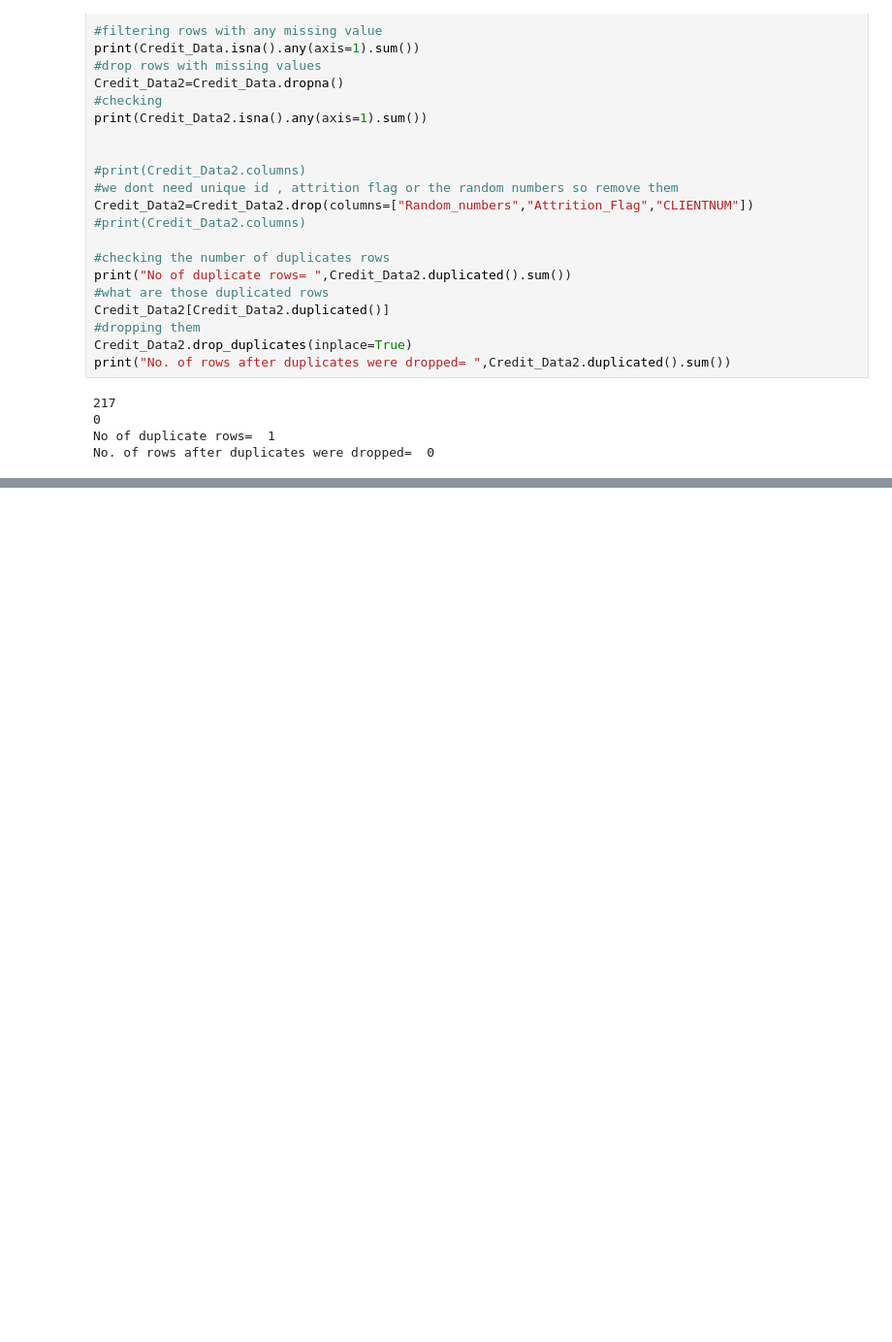
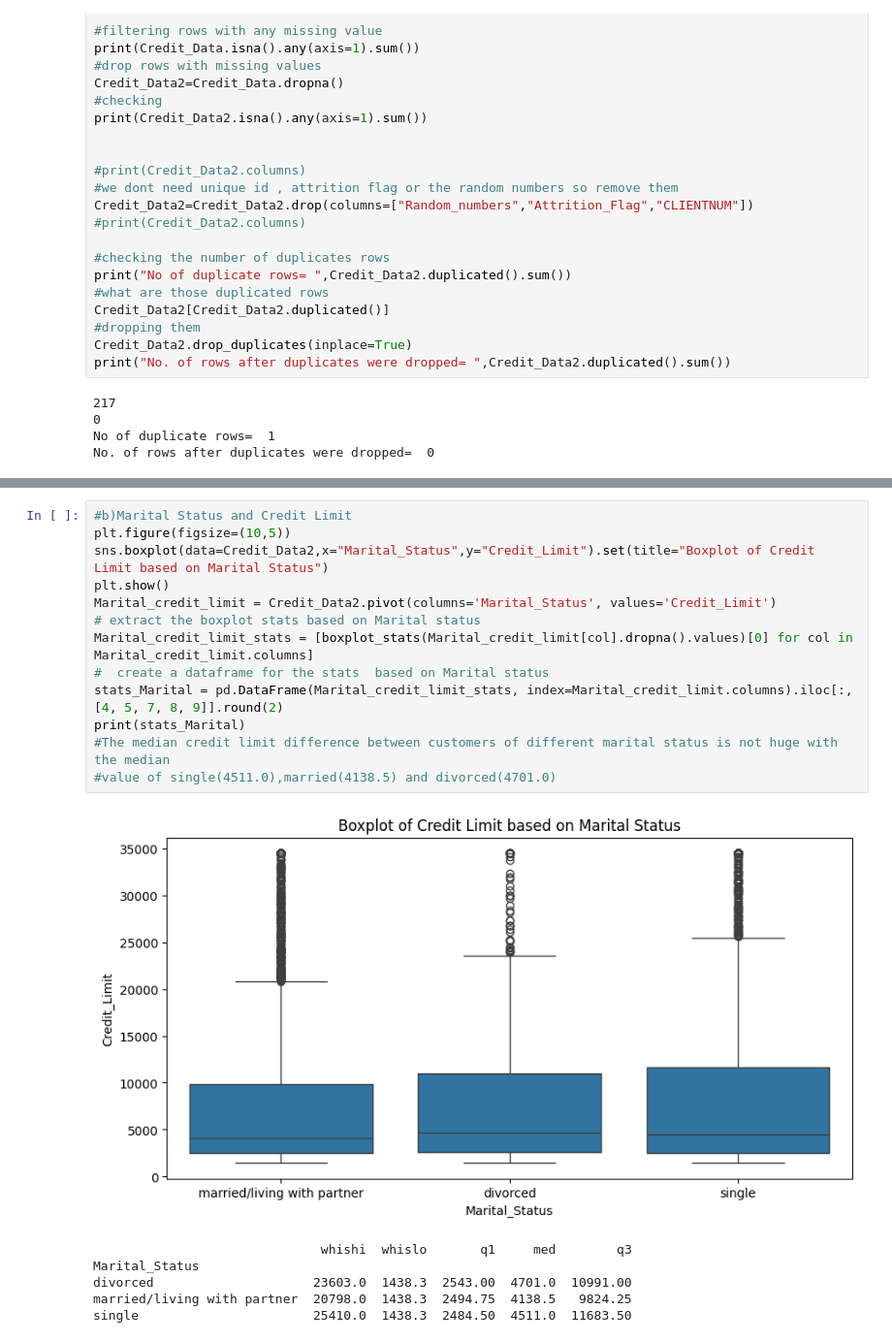
Before and after one commit to uplearni/CreditLimitReccomender, a Jupyter notebook: CreditLimitProject.ipynb, the cells around one changed output, grey strips where cells are left out. Shown at 97% size. Cells and saved outputs as stored; diff of their text form; blank space fills up the shorter version.

```diff
--- a/CreditLimitProject.ipynb
+++ b/CreditLimitProject.ipynb
@@ -197,0 +276,20 @@ Name: Customer_Age, dtype: float64
+# %%
+#b)Marital Status and Credit Limit
+plt.figure(figsize=(10,5))
+sns.boxplot(data=Credit_Data2,x="Marital_Status",y="Credit_Limit").set(title="Boxplot of Credit Limit based on Marital Status")
+plt.show()
+Marital_credit_limit = Credit_Data2.pivot(columns='Marital_Status', values='Credit_Limit')
+# extract the boxplot stats based on Marital status
+Marital_credit_limit_stats = [boxplot_stats(Marital_credit_limit[col].dropna().values)[0] for col in Marital_credit_limit.columns]
+#  create a dataframe for the stats  based on Marital status
+stats_Marital = pd.DataFrame(Marital_credit_limit_stats, index=Marital_credit_limit.columns).iloc[:, [4, 5, 7, 8, 9]].round(2)
+print(stats_Marital)
+#The median credit limit difference between customers of different marital status is not huge with the median
+#value of single(4511.0),married(4138.5) and divorced(4701.0)
+# %% [output]
+[figure, added]
+                              whishi  whislo       q1     med        q3
+Marital_Status
+divorced                     23603.0  1438.3  2543.00  4701.0  10991.00
+married/living with partner  20798.0  1438.3  2494.75  4138.5   9824.25
+single                       25410.0  1438.3  2484.50  4511.0  11683.50
```
Also changed, not shown: parts of 14 cells of this notebook.
